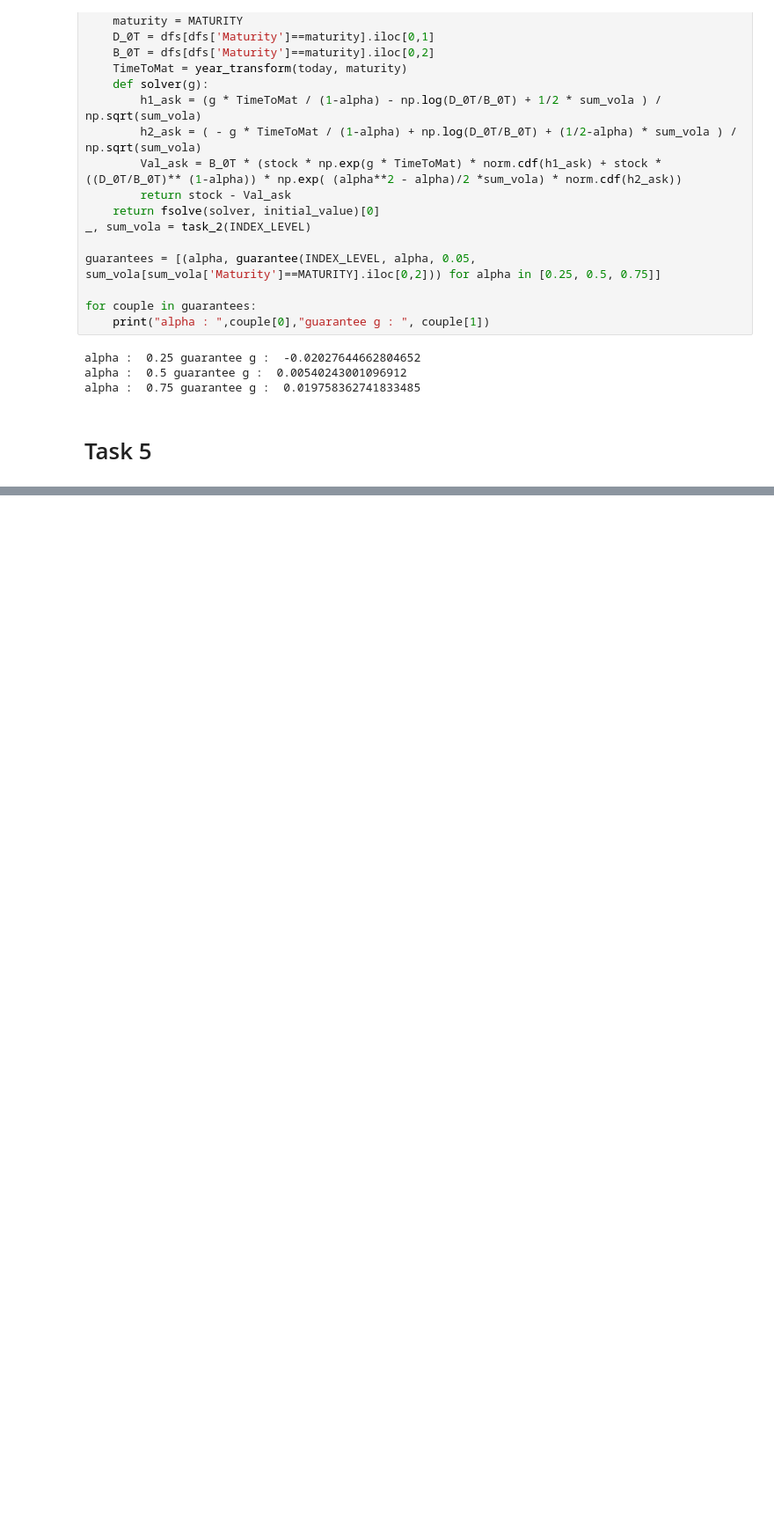
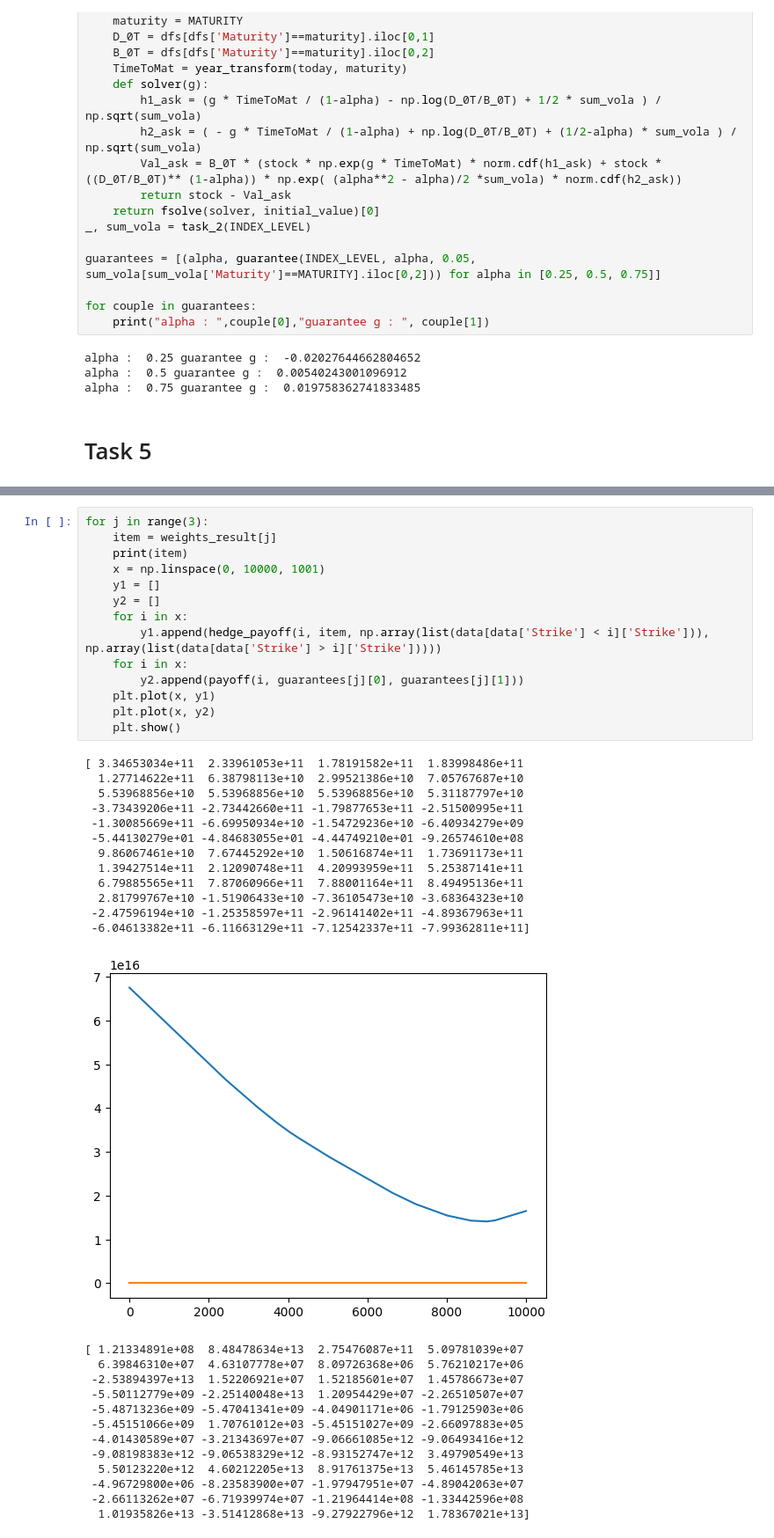
Before and after one commit to Thaigithub/UTS_FDSP_Assignment_Group, a Jupyter notebook: main.ipynb, the cells around one changed output, grey strips where cells are left out. Shown at 88% size. Drawn from its saved outputs; the diff is of its cells as text; blank space fills up the shorter version.

```diff
--- a/main.ipynb
+++ b/main.ipynb
@@ -348,0 +388,40 @@ ValueError: ('Lengths must match to compare', (12,), (1,))
+# %%
+for j in range(3):
+    item = weights_result[j]
+    print(item)
+    x = np.linspace(0, 10000, 1001)
+    y1 = []
+    y2 = []
+    for i in x:
+        y1.append(hedge_payoff(i, item, np.array(list(data[data['Strike'] < i]['Strike'])), np.array(list(data[data['Strike'] > i]['Strike']))))
+    for i in x:
+        y2.append(payoff(i, guarantees[j][0], guarantees[j][1]))
+    plt.plot(x, y1)
+    plt.plot(x, y2)
+    plt.show()
+# %% [output]
+[ 3.34653034e+11  2.33961053e+11  1.78191582e+11  1.83998486e+11
+  1.27714622e+11  6.38798113e+10  2.99521386e+10  7.05767687e+10
+  5.53968856e+10  5.53968856e+10  5.53968856e+10  5.31187797e+10
+ -3.73439206e+11 -2.73442660e+11 -1.79877653e+11 -2.51500995e+11
+ -1.30085669e+11 -6.69950934e+10 -1.54729236e+10 -6.40934279e+09
+ -5.44130279e+01 -4.84683055e+01 -4.44749210e+01 -9.26574610e+08
+  9.86067461e+10  7.67445292e+10  1.50616874e+11  1.73691173e+11
+  1.39427514e+11  2.12090748e+11  4.20993959e+11  5.25387141e+11
+  6.79885565e+11  7.87060966e+11  7.88001164e+11  8.49495136e+11
+  2.81799767e+10 -1.51906433e+10 -7.36105473e+10 -3.68364323e+10
+ -2.47596194e+10 -1.25358597e+11 -2.96141402e+11 -4.89367963e+11
+ -6.04613382e+11 -6.11663129e+11 -7.12542337e+11 -7.99362811e+11]
+[figure, added]
+[ 1.21334891e+08  8.48478634e+13  2.75476087e+11  5.09781039e+07
+  6.39846310e+07  4.63107778e+07  8.09726368e+06  5.76210217e+06
+ -2.53894397e+13  1.52206921e+07  1.52185601e+07  1.45786673e+07
+ -5.50112779e+09 -2.25140048e+13  1.20954429e+07 -2.26510507e+07
+ -5.48713236e+09 -5.47041341e+09 -4.04901171e+06 -1.79125903e+06
+ -5.45151066e+09  1.70761012e+03 -5.45151027e+09 -2.66097883e+05
+ -4.01430589e+07 -3.21343697e+07 -9.06661085e+12 -9.06493416e+12
+ -9.08198383e+12 -9.06538329e+12 -8.93152747e+12  3.49790549e+13
+  5.50123220e+12  4.60212205e+13  8.91761375e+13  5.46145785e+13
+ -4.96729800e+06 -8.23583900e+07 -1.97947951e+07 -4.89042063e+07
+ -2.66113262e+07 -6.71939974e+07 -1.21964414e+08 -1.33442596e+08
+  1.01935826e+13 -3.51412868e+13 -9.27922796e+12  1.78367021e+13]
```
Also changed, not shown: parts of 2 cells of this notebook.
